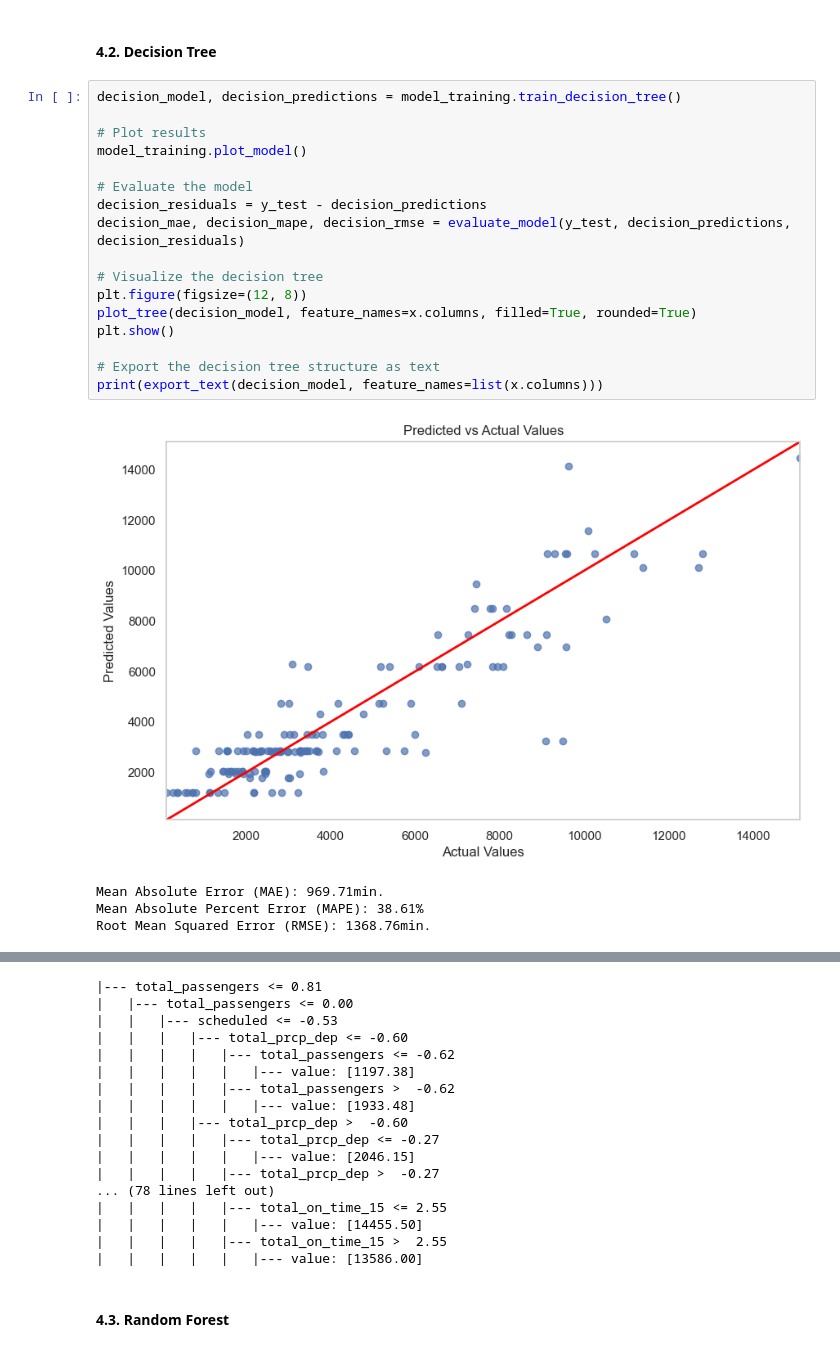
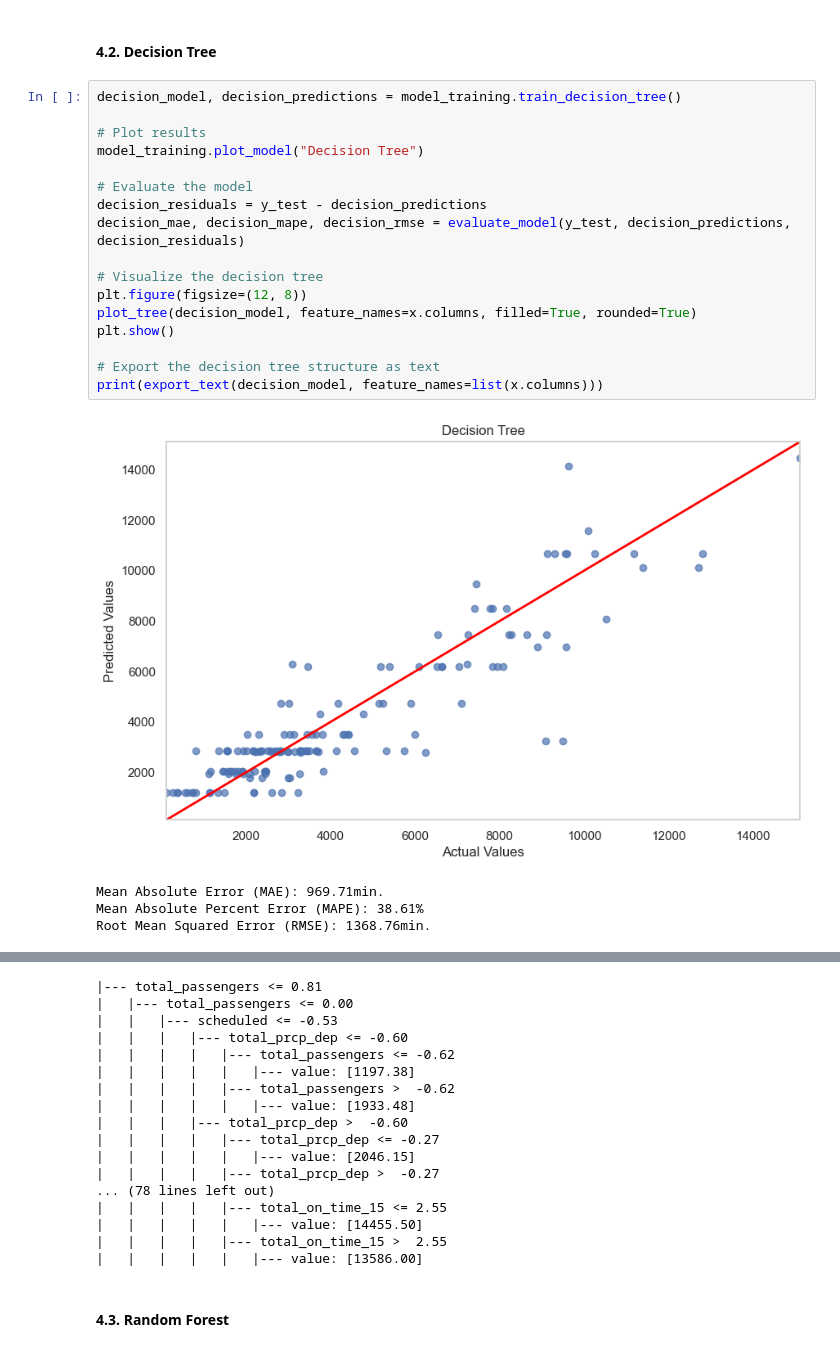
Before and after one commit to DT-Service-Consulting/avstats, a Jupyter notebook: avstats/AvStats_ML.ipynb, the cells around one changed output, grey strips where cells are left out. Saved outputs shown, nothing was run; the diff lists cells and outputs as text.

```diff
--- a/avstats/AvStats_ML.ipynb
+++ b/avstats/AvStats_ML.ipynb
@@ -438,22 +438,22 @@ Root Mean Squared Error (RMSE): 844.90min.
 # %%
 decision_model, decision_predictions = model_training.train_decision_tree()
 
 # Plot results
-model_training.plot_model()
+model_training.plot_model("Decision Tree")
 
 # Evaluate the model
 decision_residuals = y_test - decision_predictions
 decision_mae, decision_mape, decision_rmse = evaluate_model(y_test, decision_predictions, decision_residuals)
 
 # Visualize the decision tree
 plt.figure(figsize=(12, 8))
 plot_tree(decision_model, feature_names=x.columns, filled=True, rounded=True)
 plt.show()
 
 # Export the decision tree structure as text
 print(export_text(decision_model, feature_names=list(x.columns)))
 # %% [output]
-[figure, old version]
+[figure, new version]
 Mean Absolute Error (MAE): 969.71min.
 Mean Absolute Percent Error (MAPE): 38.61%
 Root Mean Squared Error (RMSE): 1368.76min.
```
Also changed, not shown: parts of 9 cells of this notebook, 3 other files.
